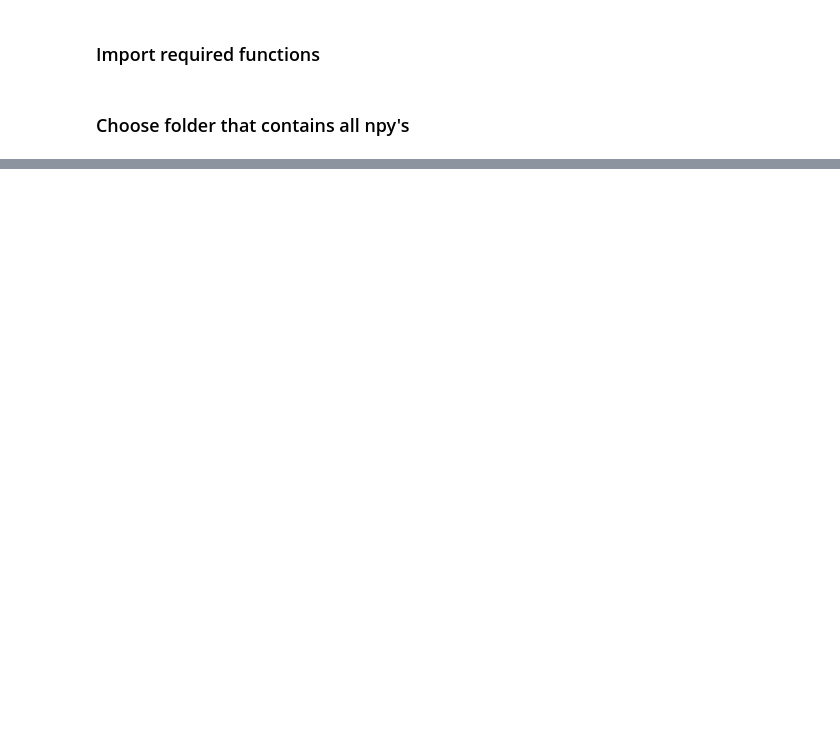
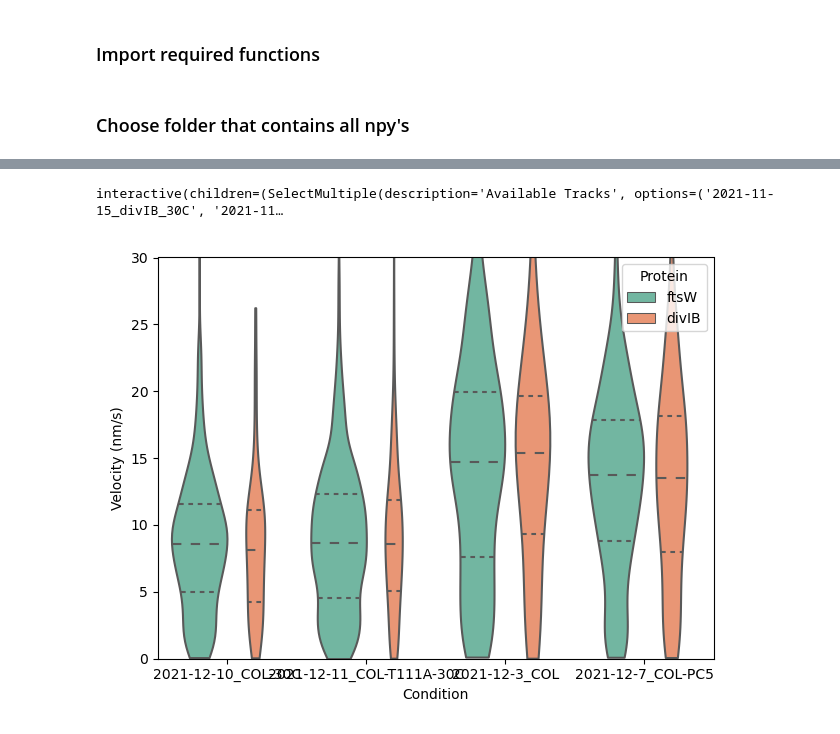
Before and after one commit to antmsbrito/SPT_Tool, a Jupyter notebook: OptimumSectioning.ipynb, the cells around one changed output, grey strips where cells are left out. Cells and saved outputs as stored; diff of their text form; code cells hidden in the pictures; blank space fills up the shorter version.

```diff
--- a/OptimumSectioning.ipynb
+++ b/OptimumSectioning.ipynb
@@ -44,0 +62,34 @@ accordion
+# %%
+selections = SelectMultiple(
+    options=os.listdir(rootdir),
+    description='Available Tracks',
+    rows=len(os.listdir(rootdir)),
+    width=200,
+    disabled=False
+)
+
+
+
+
+angle = BoundedIntText(
+    value=70,
+    min=0,
+    max=90,
+    step=1,
+    description='Angle Threshold:',
+    disabled=False
+)
+
+comparison_wid = interactive(ViolinComparison, conditions=selections, root=fixed(rootdir), anglethresh=angle)
+comparison_wid
+# %% [output]
+interactive(children=(SelectMultiple(description='Available Tracks', options=('2021-11-15_divIB_30C', '2021-11…
+# %%
+final_all = comparison_wid.result
+plt.figure()
+g = sns.violinplot(x="Condition", y="Velocity (nm/s)", hue="Protein", data=final_all[final_all['Method']=='Brute Force'], split=False, cut=0, scale='count', scale_hue='False', inner='quartile', palette='Set2', col_wrap=2, sharex=False, aspect=1.5)
+plt.ylim((0,30))
+plt.tight_layout()
+plt.show()
+# %% [output]
+[figure, added]
```
Also changed, not shown: parts of 5 cells of this notebook, 2 other files.
